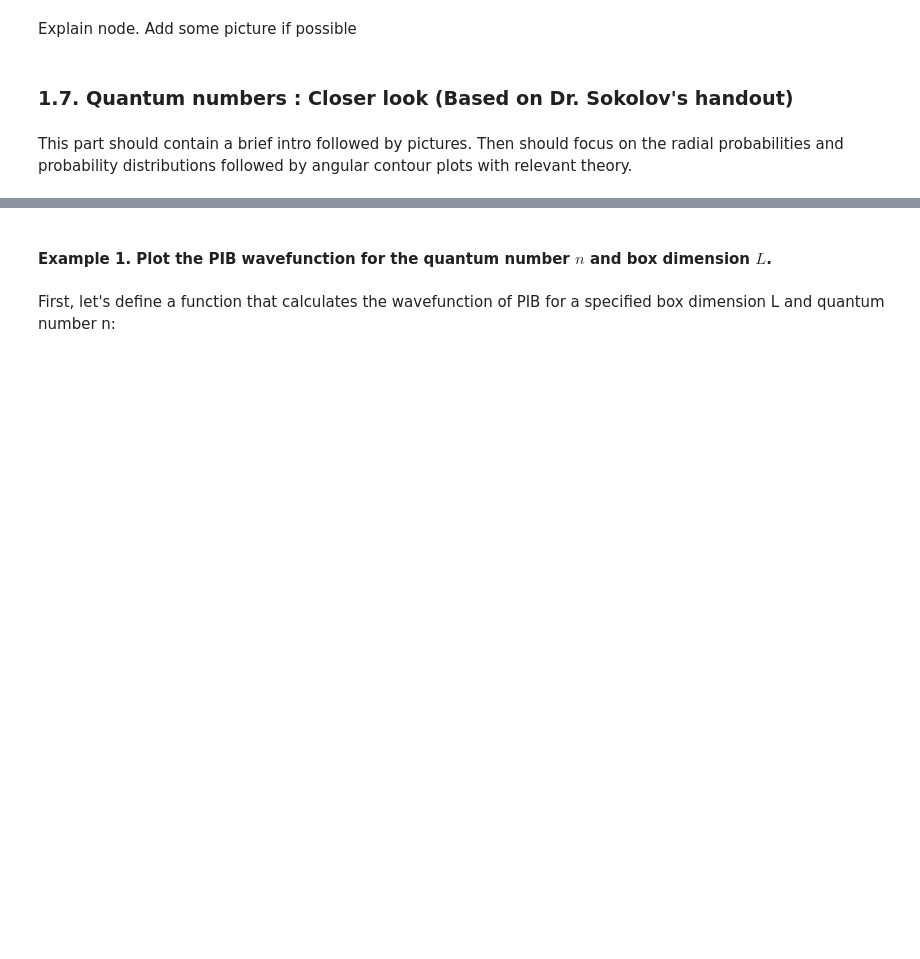
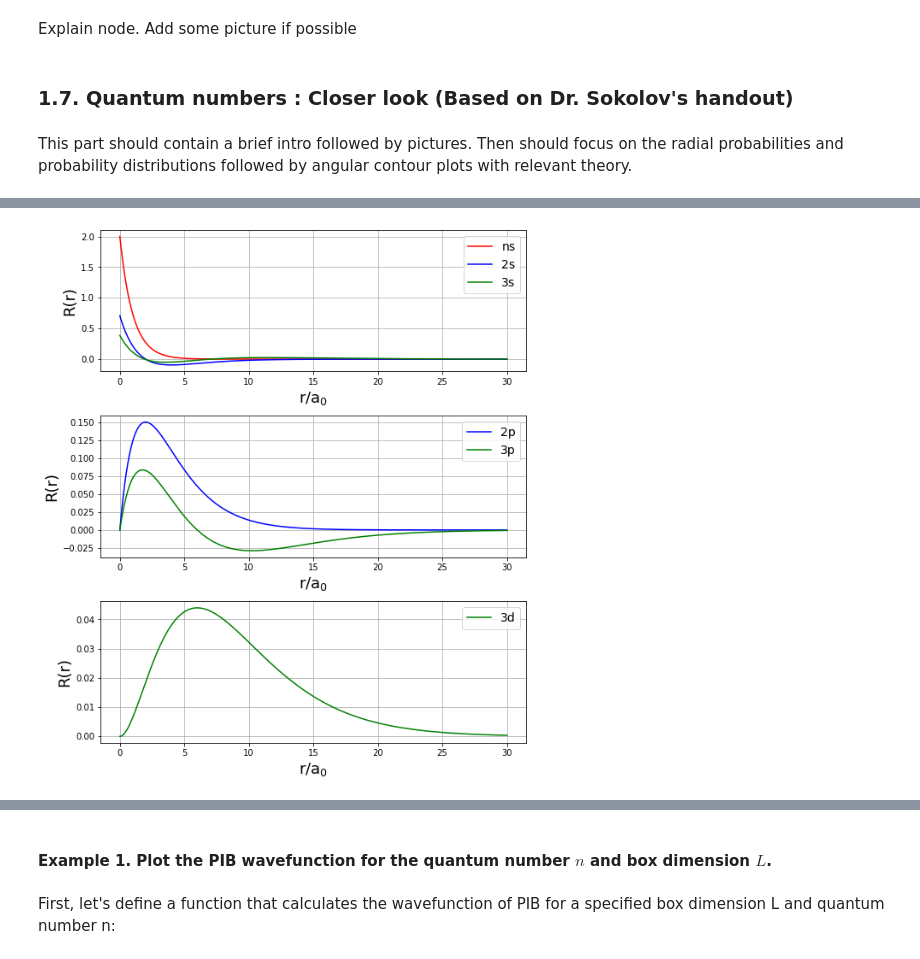
Before and after one commit to sokolov-group/jupyter_handouts, a Jupyter notebook: 03_hydrogen_atom/03_hydrogen_atom.ipynb, the cells around one changed output, grey strips where cells are left out. Drawn from its saved outputs; the diff is of its cells as text; code cells hidden in the pictures; blank space fills up the shorter version.

```diff
--- a/03_hydrogen_atom/03_hydrogen_atom.ipynb
+++ b/03_hydrogen_atom/03_hydrogen_atom.ipynb
@@ -32,0 +49,72 @@ Then should focus on the radial probabilities and probability distributions foll
+# %%
+import matplotlib.pyplot as plt
+import numpy as np
+from sympy.abc import n, l, r, Z
+#from sympy.physics import hydrogen
+from sympy.utilities.lambdify import lambdify
+
+###
+#from sympy.physics.hydrogen import Psi_nlm
+from sympy.physics.hydrogen import R_nl, Psi_nlm
+from sympy import Symbol
+
+phi=Symbol("phi", real=True)
+theta=Symbol("theta", real=True)
+
+###
+# Principle quantum number (n)
+n = 1
+# Angular momentum quantum number (l)
+l = 0
+
+R_nl_1s = lambdify(r, R_nl(n, l, r, 1))
+R_nl_2s = lambdify(r, R_nl(2, 0, r, 1))
+R_nl_3s = lambdify(r, R_nl(3, 0, r, 1))
+#R_nl_2p = lambdify(r, R_nl(2, 1, r, 1))
+#R_nl_3p = lambdify(r, R_nl(3, 1, r, 1))
+#R_nl_3d = lambdify(r, R_nl(3, 2, r, 1))
+
+Psi_nl_1s = lambdify(r, Psi_nlm(1, 0, 0, r, phi, theta,1))
+
+r = np.linspace(0, 30, 1000)
+
+fig = plt.figure(figsize=(15,10))
+
+ax = fig.add_subplot(3,2,1)
+
+ns = str(n)+'s'
+#plot 1s, 2s and 3s radial wavefunctions
+ax.plot(r, R_nl_1s(r), 'r', label='ns')
+#ax.plot(r, Psi_nl_1s(r), 'r', label='1s')
+ax.plot(r, R_nl_2s(r), 'b', label='2s')
+ax.plot(r, R_nl_3s(r), 'g', label='3s')
+plt.xlabel("r/a$_{0}$", fontsize=18)
+plt.ylabel("R(r)", fontsize=18)
+plt.grid()
+leg = ax.legend(fontsize=14)
+
+
+
+
+
+
+#plot 2p and 3p radial wavefunctions
+ax1 = fig.add_subplot(3,2,3)
+ax1.plot(r, R_nl_2p(r), 'b', label='2p')
+ax1.plot(r, R_nl_3p(r), 'g', label='3p')
+plt.xlabel("r/a$_{0}$", fontsize=18)
+plt.ylabel("R(r)", fontsize=18)
+plt.grid()
+leg = ax1.legend(fontsize=14)
+
+#plot 3d radial wavefunctions
+ax2 = fig.add_subplot(3,2,5)
+ax2.plot(r, R_nl_3d(r), 'g', label='3d')
+plt.xlabel("r/a$_{0}$", fontsize=18)
+plt.ylabel("R(r)", fontsize=18)
+plt.grid()
+leg = ax2.legend(fontsize=14)
+
+plt.tight_layout(rect=[0, 0.03, 1, 0.95])
+# %% [output]
+[figure, added]
```
Also changed, not shown: parts of 18 cells of this notebook, 1 other file.
